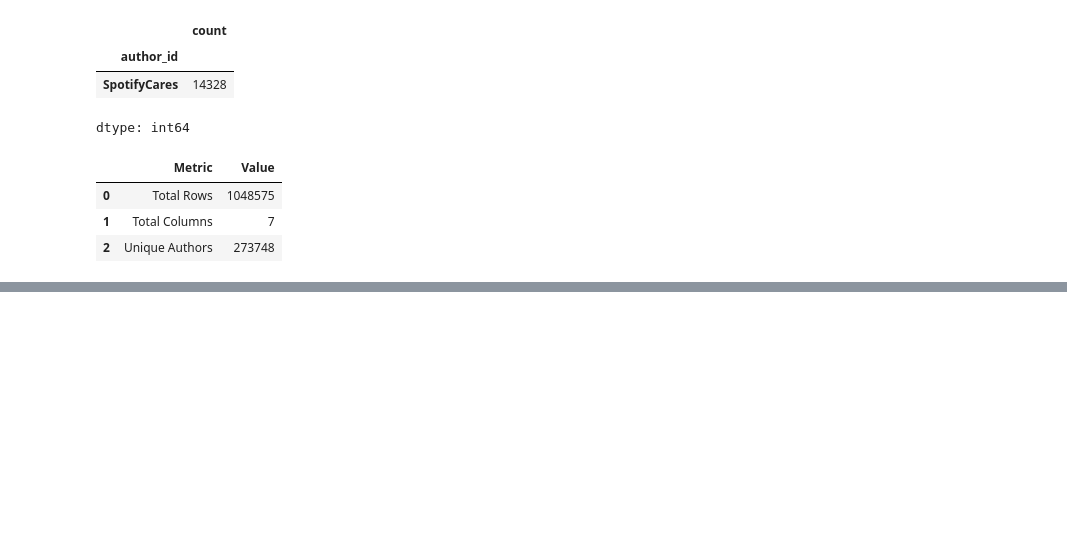
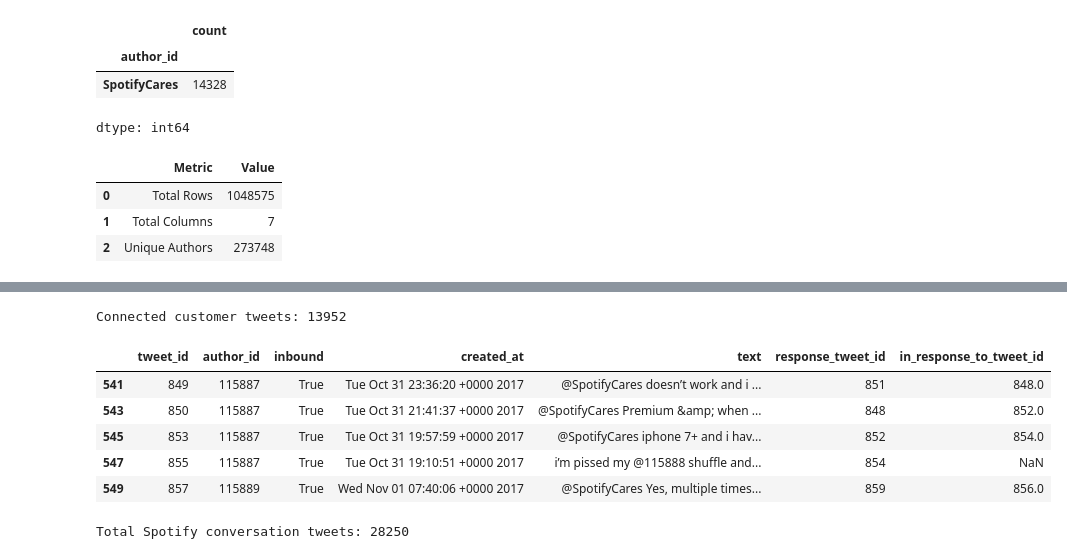
Before and after one commit to Rukshana-S/hiver-spotify-ai-support-agent, a Jupyter notebook: 01_spotify_data_preprocessing.ipynb, the cells around one changed output, grey strips where cells are left out. Cells and saved outputs as stored; diff of their text form; code cells hidden in the pictures; blank space fills up the shorter version.

```diff
--- a/01_spotify_data_preprocessing.ipynb
+++ b/01_spotify_data_preprocessing.ipynb
@@ -134,0 +166,24 @@ summary.to_csv(
+# %%
+spotify_customers = df[df["tweet_id"].isin(customer_tweet_ids)].copy()
+
+print("Connected customer tweets:", len(spotify_customers))
+spotify_customers.head()
+# %% [output]
+Connected customer tweets: 13952
+|  | tweet_id | author_id | inbound | created_at | text | response_tweet_id | in_response_to_tweet_id |
+| 541 | 849 | 115887 | True | Tue Oct 31 23:36:20 +0000 2017 | @SpotifyCares doesn’t work and i ... | 851 | 848.0 |
+| 543 | 850 | 115887 | True | Tue Oct 31 21:41:37 +0000 2017 | @SpotifyCares Premium &amp; when ... | 848 | 852.0 |
+| 545 | 853 | 115887 | True | Tue Oct 31 19:57:59 +0000 2017 | @SpotifyCares iphone 7+ and i hav... | 852 | 854.0 |
+| 547 | 855 | 115887 | True | Tue Oct 31 19:10:51 +0000 2017 | i’m pissed my @115888 shuffle and... | 854 | NaN |
+| 549 | 857 | 115889 | True | Wed Nov 01 07:40:06 +0000 2017 | @SpotifyCares Yes, multiple times... | 859 | 856.0 |
+# %%
+spotify_twitter = pd.concat(
+    [spotify_company, spotify_customers],
+    ignore_index=True
+)
+
+spotify_twitter = spotify_twitter.drop_duplicates(subset="tweet_id")
+
+print("Total Spotify conversation tweets:", len(spotify_twitter))
+# %% [output]
+Total Spotify conversation tweets: 28250
```
Also changed, not shown: parts of 5 cells of this notebook.
